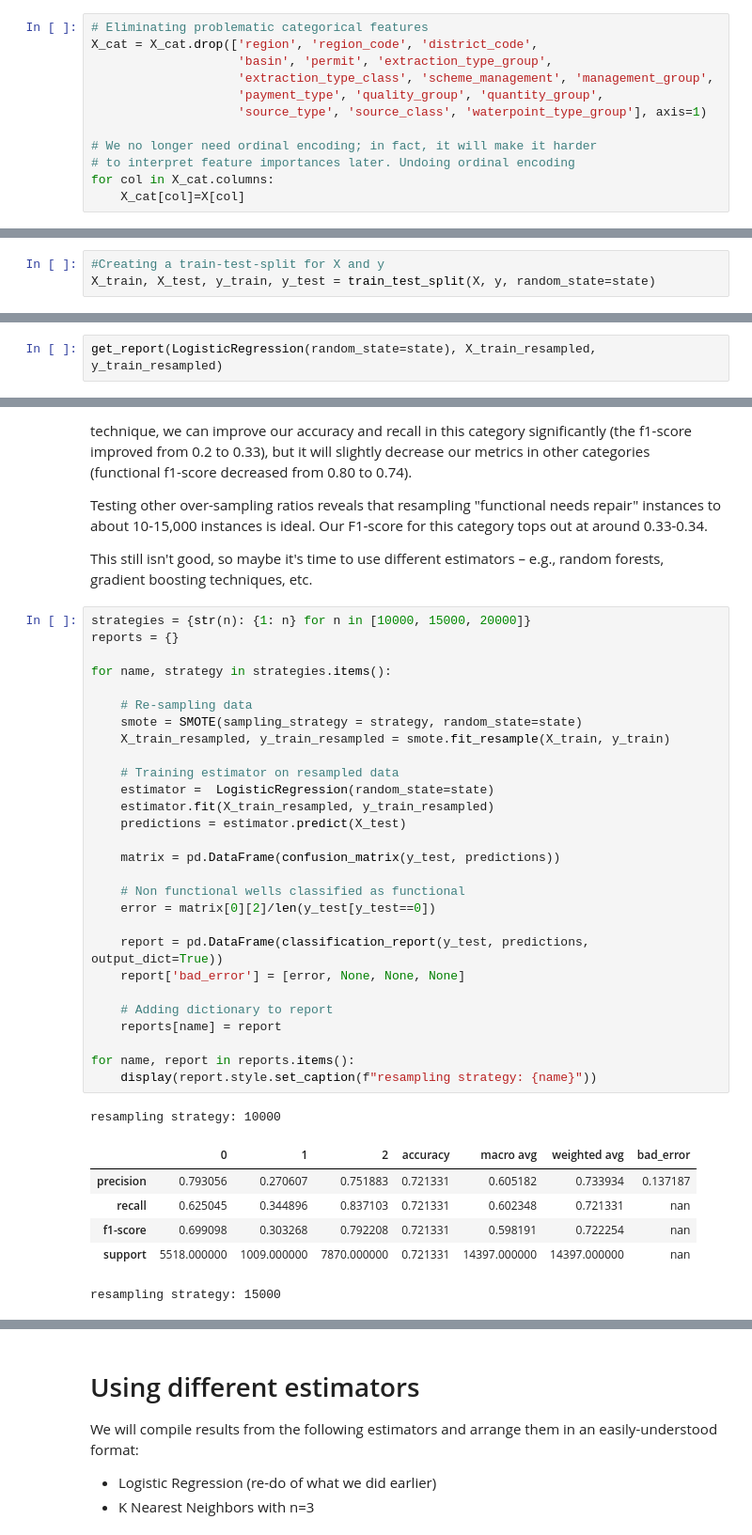
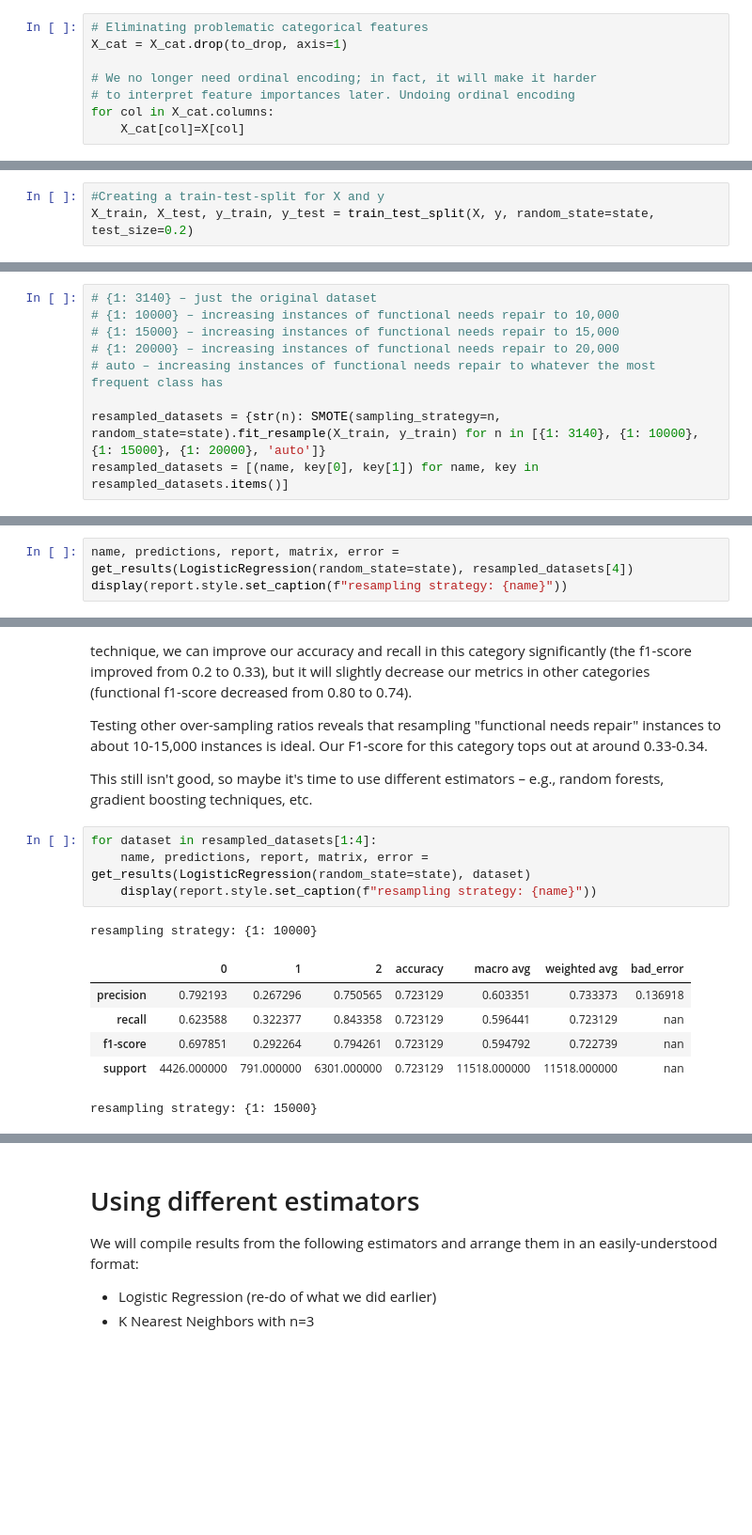
Before and after one commit to Jellohub/phase_3_project, a Jupyter notebook: notebook.ipynb, the cells around one changed output, grey strips where cells are left out. Shown at 94% size. Cells and saved outputs as stored; diff of their text form; blank space fills up the shorter version.

```diff
--- a/notebook.ipynb
+++ b/notebook.ipynb
@@ -472,10 +518,6 @@ This determines which variables we will keep, and which we will eliminate. The o
 # %%
 # Eliminating problematic categorical features
-X_cat = X_cat.drop(['region', 'region_code', 'district_code',
-                    'basin', 'permit', 'extraction_type_group',
-                    'extraction_type_class', 'scheme_management', 'management_group',
-                    'payment_type', 'quality_group', 'quantity_group',
-                    'source_type', 'source_class', 'waterpoint_type_group'], axis=1)
+X_cat = X_cat.drop(to_drop, axis=1)
 
 # We no longer need ordinal encoding; in fact, it will make it harder
 # to interpret feature importances later. Undoing ordinal encoding
@@ -574,13 +590,22 @@ The stakeholder asks us for predictions on the test set, but we do not know what
 In order to evaluate the performance of our models, we need to create test and train sets from our complete data.
 # %%
 #Creating a train-test-split for X and y
-X_train, X_test, y_train, y_test = train_test_split(X, y, random_state=state)
+X_train, X_test, y_train, y_test = train_test_split(X, y, random_state=state, test_size=0.2)
 # %%
 # Resetting indices for simplicity
 X_train = X_train.reset_index(drop=True)
 X_test = X_test.reset_index(drop=True)
 y_train = y_train.reset_index(drop=True)
 y_test = y_test.reset_index(drop=True)
+# %%
+# {1: 3140} – just the original dataset
+# {1: 10000} – increasing instances of functional needs repair to 10,000
+# {1: 15000} – increasing instances of functional needs repair to 15,000
+# {1: 20000} – increasing instances of functional needs repair to 20,000
+# auto – increasing instances of functional needs repair to whatever the most frequent class has
+
+resampled_datasets = {str(n): SMOTE(sampling_strategy=n, random_state=state).fit_resample(X_train, y_train) for n in [{1: 3140}, {1: 10000}, {1: 15000}, {1: 20000}, 'auto']}
+resampled_datasets = [(name, key[0], key[1]) for name, key in resampled_datasets.items()]
 # %% [markdown]
 # Base Model – Logistic Regression, No Regularization, No Resampling
 
@@ -638,3 +657,4 @@ Name: count, dtype: int64
 # %%
-get_report(LogisticRegression(random_state=state), X_train_resampled, y_train_resampled)
+name, predictions, report, matrix, error = get_results(LogisticRegression(random_state=state), resampled_datasets[4])
+display(report.style.set_caption(f"resampling strategy: {name}"))
 # %% [output]
@@ -652,39 +673,15 @@ Testing other over-sampling ratios reveals that resampling "functional needs rep
 
 This still isn't good, so maybe it's time to use different estimators – e.g., random forests, gradient boosting techniques, etc.
 # %%
-strategies = {str(n): {1: n} for n in [10000, 15000, 20000]}
-reports = {}
-
-for name, strategy in strategies.items():
-
-    # Re-sampling data
-    smote = SMOTE(sampling_strategy = strategy, random_state=state)
-    X_train_resampled, y_train_resampled = smote.fit_resample(X_train, y_train)
-
-    # Training estimator on resampled data
-    estimator =  LogisticRegression(random_state=state)
-    estimator.fit(X_train_resampled, y_train_resampled)
-    predictions = estimator.predict(X_test)
-
-    matrix = pd.DataFrame(confusion_matrix(y_test, predictions))
-
-    # Non functional wells classified as functional
-    error = matrix[0][2]/len(y_test[y_test==0])
-
-    report = pd.DataFrame(classification_report(y_test, predictions, output_dict=True))
-    report['bad_error'] = [error, None, None, None]
-
-    # Adding dictionary to report
-    reports[name] = report
-
-for name, report in reports.items():
+for dataset in resampled_datasets[1:4]:
+    name, predictions, report, matrix, error = get_results(LogisticRegression(random_state=state), dataset)
     display(report.style.set_caption(f"resampling strategy: {name}"))
 # %% [output]
-resampling strategy: 10000
+resampling strategy: {1: 10000}
 |  | 0 | 1 | 2 | accuracy | macro avg | weighted avg | bad_error |
-| precision | 0.793056 | 0.270607 | 0.751883 | 0.721331 | 0.605182 | 0.733934 | 0.137187 |
-| recall | 0.625045 | 0.344896 | 0.837103 | 0.721331 | 0.602348 | 0.721331 | nan |
-| f1-score | 0.699098 | 0.303268 | 0.792208 | 0.721331 | 0.598191 | 0.722254 | nan |
-| support | 5518.000000 | 1009.000000 | 7870.000000 | 0.721331 | 14397.000000 | 14397.000000 | nan |
+| precision | 0.792193 | 0.267296 | 0.750565 | 0.723129 | 0.603351 | 0.733373 | 0.136918 |
+| recall | 0.623588 | 0.322377 | 0.843358 | 0.723129 | 0.596441 | 0.723129 | nan |
+| f1-score | 0.697851 | 0.292264 | 0.794261 | 0.723129 | 0.594792 | 0.722739 | nan |
+| support | 4426.000000 | 791.000000 | 6301.000000 | 0.723129 | 11518.000000 | 11518.000000 | nan |
-resampling strategy: 15000
+resampling strategy: {1: 15000}
 |  | 0 | 1 | 2 | accuracy | macro avg | weighted avg | bad_error |
```
Also changed, not shown: parts of 49 cells of this notebook, 10 other files.
